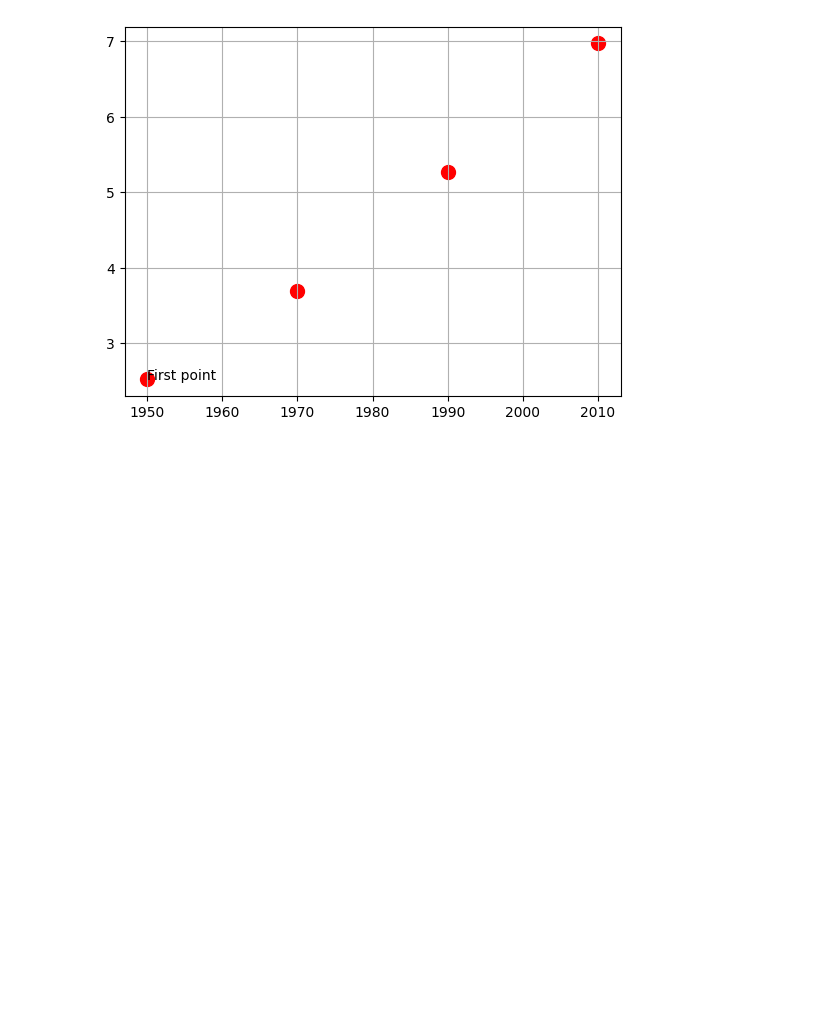
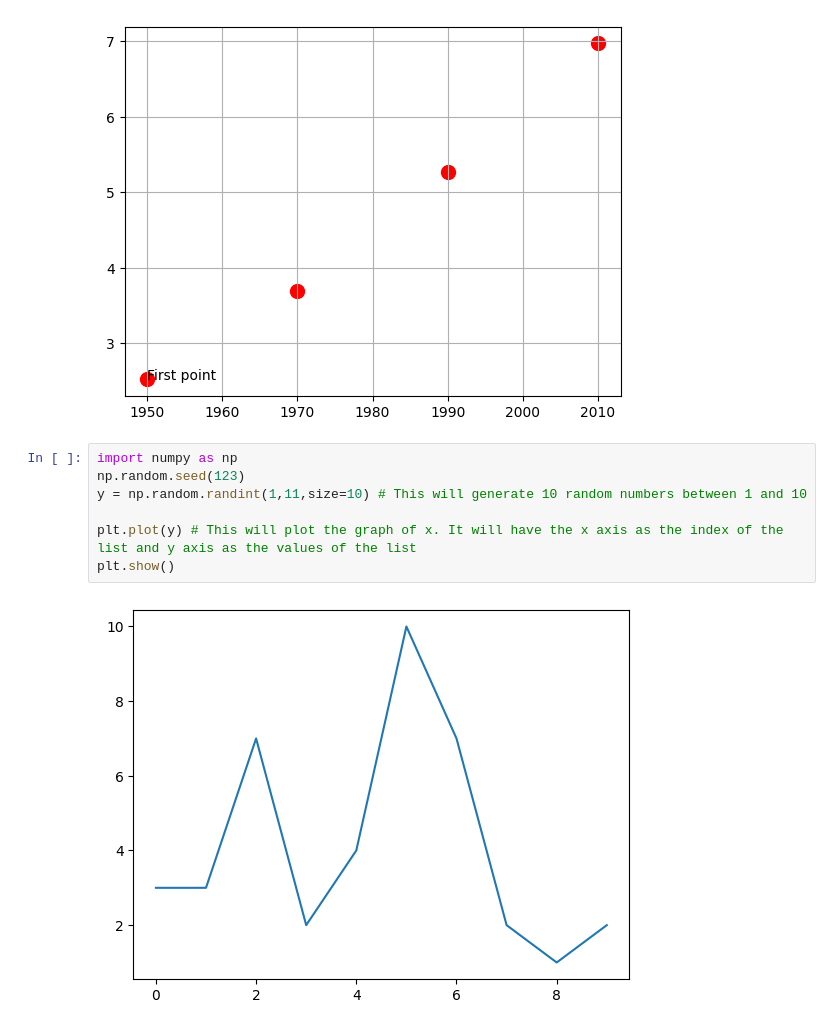
Before and after one commit to piratemeow/DataCamp, a Jupyter notebook: Intermediate Python/matplotlib.ipynb, the cells around one changed output. Cells and saved outputs as stored; diff of their text form; blank space fills up the shorter version.

```diff
--- a/Intermediate Python/matplotlib.ipynb
+++ b/Intermediate Python/matplotlib.ipynb
@@ -68,3 +68,12 @@ plt.text(1950,2.519,'First point') # This will add the text to the graph at the
 plt.grid(True) # This will add the grid to the graph
 # %% [output]
 [figure]
+# %%
+import numpy as np
+np.random.seed(123)
+y = np.random.randint(1,11,size=10) # This will generate 10 random numbers between 1 and 10
+
+plt.plot(y) # This will plot the graph of x. It will have the x axis as the index of the list and y axis as the values of the list
+plt.show()
+# %% [output]
+[figure, added]
```
Also changed, not shown: 3 other files.
